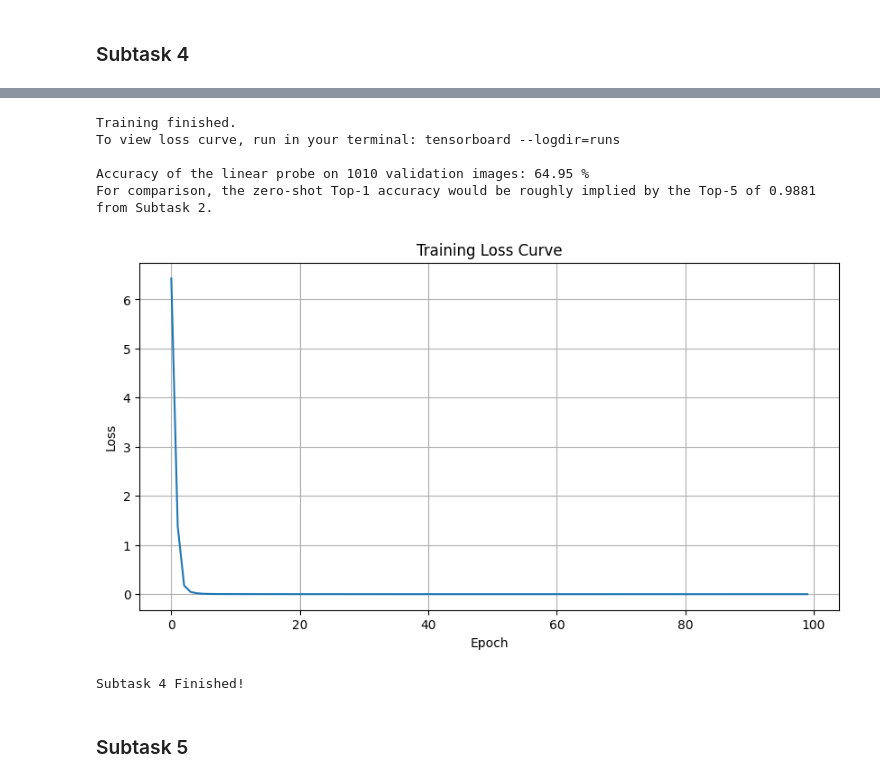
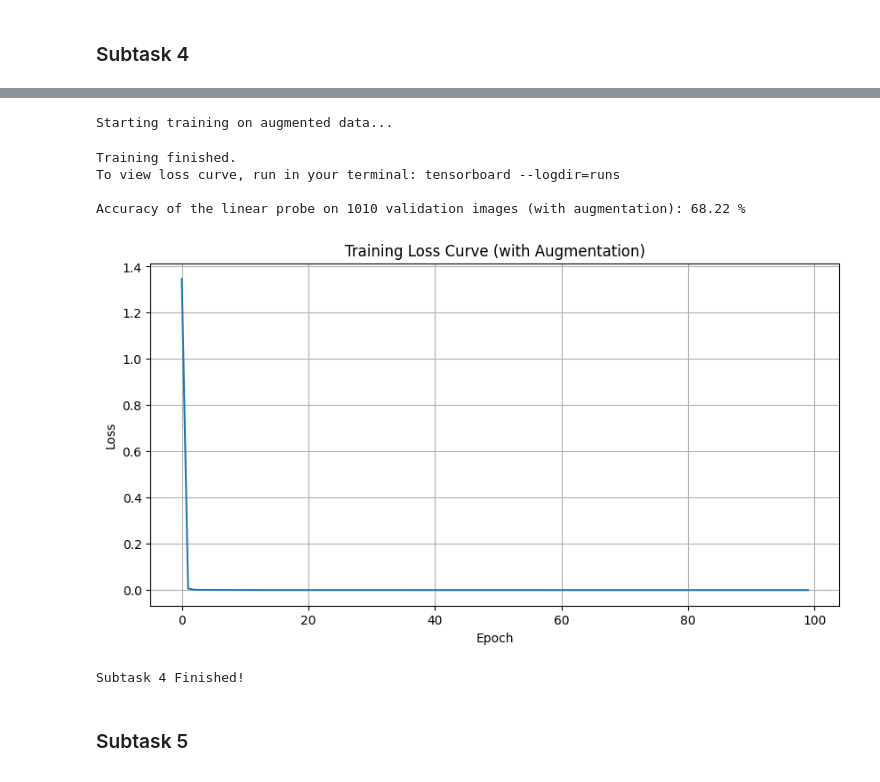
Before and after one commit to Ortunate/AI_Pi_Entrance_Test, a Jupyter notebook: 2025_1/work/5.ipynb, the cells around one changed output, grey strips where cells are left out. Drawn from its saved outputs; the diff is of its cells as text; code cells hidden in the pictures.

```diff
--- a/2025_1/work/5.ipynb
+++ b/2025_1/work/5.ipynb
@@ -269,30 +269,59 @@ import torch.nn as nn
 import torch.optim as optim
 from torch.utils.data import DataLoader, TensorDataset
 from torch.utils.tensorboard import SummaryWriter
+from torchvision import transforms
+import matplotlib.pyplot as plt
 
 # Initialize TensorBoard writer
 writer = SummaryWriter('runs/food101_linear_probe')
 
+# These are common augmentations that create variations of the original image.
+augmentation_transform = transforms.Compose([
+    transforms.RandomResizedCrop(size=224, scale=(0.8, 1.0)),
+    transforms.RandomHorizontalFlip(),
+    transforms.ColorJitter(brightness=0.2, contrast=0.2, saturation=0.2),
+    transforms.ToTensor(), # Converts to tensor, but we will convert back for the processor
+    transforms.ToPILImage() # Convert back to PIL Image to be compatible with the processor
+])
+
 # Prepare Data and Generate Embeddings
 
-# a) Training data: 1 image per class
-train_images = []
-train_labels = []
-# Use a boolean array to track which classes we've seen
+# a) Training data: 1 original image per class
+original_train_images = []
+original_train_labels = []
 seen_classes = [False] * len(class_names)
-print("\nCollecting 1 training image per class...")
+print("\nCollecting 1 original training image per class...")
 for example in tqdm(food101_dataset['train']):
     label = example['label']
     if not seen_classes[label]:
-        train_images.append(example['image'].convert("RGB"))
-        train_labels.append(label)
+        original_train_images.append(example['image'].convert("RGB"))
+        original_train_labels.append(label)
         seen_classes[label] = True
     if all(seen_classes):
         break
-print(f"Collected {len(train_images)} training images.")
+print(f"Collected {len(original_train_images)} original training images.")
+
+# 3. Create augmented images
+num_augmentations_per_image = 9 # Create 9 new versions + 1 original = 10 total
+augmented_train_images = []
+augmented_train_labels = []
+
+print(f"Generating {num_augmentations_per_image} augmentations for each of the {len(original_train_images)} images...")
+for img, label in tqdm(zip(original_train_images, original_train_labels), total=len(original_train_images)):
+    # Add the original image
+    augmented_train_images.append(img)
+    augmented_train_labels.append(label)
+    # Add augmented versions
+    for _ in range(num_augmentations_per_image):
+        augmented_img = augmentation_transform(img)
+        augmented_train_images.append(augmented_img)
+        augmented_train_labels.append(label)
+
+print(f"New augmented training set size: {len(augmented_train_images)} images.")
+
+# --- MODIFICATION END ---
 
 # b) Validation data: Reusing the same 1010 images from Subtask 2 for a fair comparison
-# The 'images_to_test' and 'true_labels' variables from Subtask 2 are reused here.
 print(f"\nReusing {len(images_to_test)} validation images from Subtask 2.")
 val_images = images_to_test
 val_labels = true_labels
@@ -308,16 +337,17 @@ def get_embeddings(images, batch_size=32):
             all_embeddings.append(embeddings.cpu())
     return torch.cat(all_embeddings)
 
-train_embeddings = get_embeddings(train_images)
+# Use the new augmented dataset for training embeddings
+train_embeddings = get_embeddings(augmented_train_images)
 val_embeddings = get_embeddings(val_images)
 
-train_labels = torch.tensor(train_labels, dtype=torch.long)
+train_labels = torch.tensor(augmented_train_labels, dtype=torch.long)
 val_labels = torch.tensor(val_labels, dtype=torch.long)
 
 #2. Create DataLoader
 train_dataset = TensorDataset(train_embeddings, train_labels)
-# Batch size can be smaller as the training set is tiny
-train_loader = DataLoader(train_dataset, batch_size=16, shuffle=True)
+# Batch size can be larger now
+train_loader = DataLoader(train_dataset, batch_size=32, shuffle=True)
 
 val_dataset = TensorDataset(val_embeddings, val_labels)
 val_loader = DataLoader(val_dataset, batch_size=32)
@@ -329,12 +359,12 @@ probe_model = nn.Linear(embedding_dim, num_classes).to(device)
 
 #4. Training
 # Hyperparameters
-learning_rate = 0.01 # Learning rate is crucial. 0.01 is a good starting point for Adam.
+learning_rate = 0.01
 epochs = 100
 criterion = nn.CrossEntropyLoss()
 optimizer = optim.Adam(probe_model.parameters(), lr=learning_rate)
 
-print("\nStarting training...")
+print("\nStarting training on augmented data...")
 loss_history = []
 for epoch in tqdm(range(epochs), desc="Training Epochs"):
     probe_model.train()
@@ -371,13 +401,12 @@ with torch.no_grad():
         correct += (predicted == labels_batch).sum().item()
 
 accuracy = 100 * correct / total
-print(f'\nAccuracy of the linear probe on {total} validation images: {accuracy:.2f} %')
-print(f"For comparison, the zero-shot Top-1 accuracy would be roughly implied by the Top-5 of {top5_accuracy:.4f} from Subtask 2.")
+print(f'\nAccuracy of the linear probe on {total} validation images (with augmentation): {accuracy:.2f} %')
 
 #6. Plot Loss Curve
 plt.figure(figsize=(10, 5))
 plt.plot(range(epochs), loss_history)
-plt.title("Training Loss Curve")
+plt.title("Training Loss Curve (with Augmentation)")
 plt.xlabel("Epoch")
 plt.ylabel("Loss")
 plt.grid(True)
@@ -393,10 +423,10 @@ Starting training...
-Training finished.
-To view loss curve, run in your terminal: tensorboard --logdir=runs
-
-Accuracy of the linear probe on 1010 validation images: 64.95 %
-For comparison, the zero-shot Top-1 accuracy would be roughly implied by the Top-5 of 0.9881 from Subtask 2.
+Starting training on augmented data...
+Training finished.
+To view loss curve, run in your terminal: tensorboard --logdir=runs
+
+Accuracy of the linear probe on 1010 validation images (with augmentation): 68.22 %
-[figure, old version]
+[figure, new version]
-Subtask 4 Finished!
+Subtask 4 Finished!
 # %% [markdown]
 ### Subtask 5
 # %%
```
Also changed, not shown: parts of 2 cells of this notebook.
